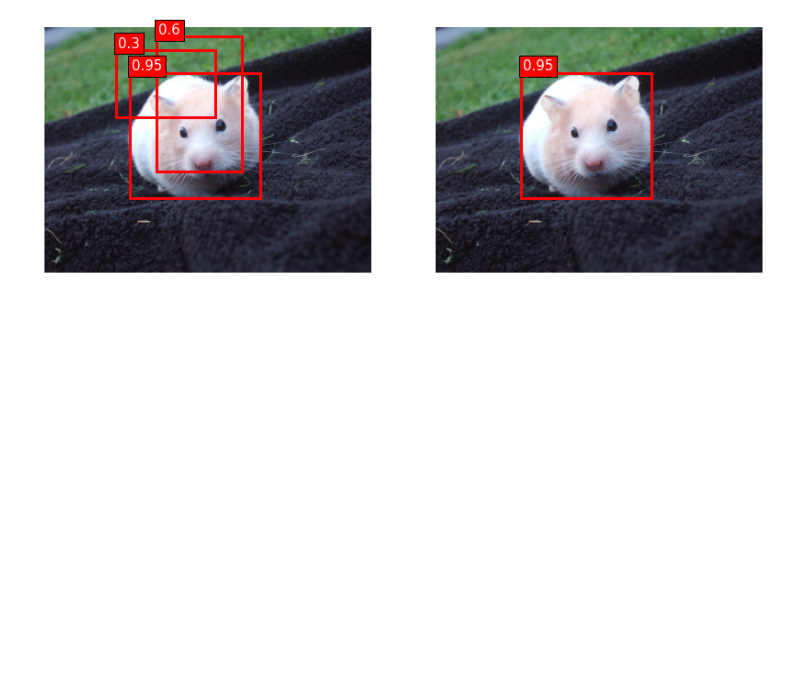
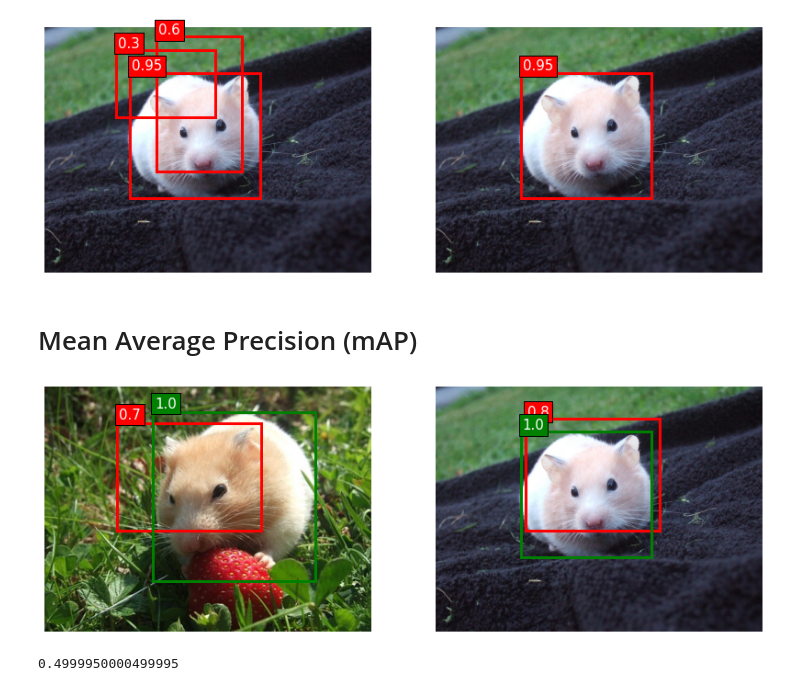
Before and after one commit to paulosantosneto/Machine-Learning-from-Scratch, a Jupyter notebook: computer_vision/Test.ipynb, the cells around one changed output. Saved outputs shown, nothing was run; the diff lists cells and outputs as text; code cells hidden in the pictures; blank space fills up the shorter version.

Commit message:
feat(computer vision): add mean average precision

```diff
--- a/computer_vision/Test.ipynb
+++ b/computer_vision/Test.ipynb
@@ -80,3 +82,5 @@ def plot_image(image, bboxes):
 plot_image(image_2, predicted_bboxes)
 # %% [output]
 [figure]
+# %% [markdown]
+# Mean Average Precision (mAP)
@@ -82,0 +93,49 @@ plot_image(image_2, predicted_bboxes)
+# %%
+file_path = './dataset/'
+image_1 = Image.open(file_path + 'image_1.jpg').convert('RGB')
+image_2 = Image.open(file_path + 'image_2.jpg').convert('RGB')
+images = [image_1, image_2]
+# %%
+predicted = [[1, 0, 0.7, 100, 50, 300, 200], [2, 0, 0.8, 200, 70, 500, 320]]
+labels = [[1, 0, 1.0, 150, 35, 375, 270], [2, 0, 1.0, 190, 100, 480, 380]]
+# %%
+def plot_bboxes(images, bboxes, labels):
+
+    f = plt.figure(figsize=(14,10))
+    f.add_subplot(1, 2, 1)
+    plt.imshow(images[0])
+    ax = plt.gca()
+    for predicted in bboxes:
+        if predicted[0] == 1:
+            ax.add_patch(plt.Rectangle(predicted[3:], predicted[5]-predicted[3],  predicted[6]-predicted[4], color='r', fill=False, linewidth=3))
+            ax.text(predicted[3]+3, predicted[4]-6, str(predicted[2]), fontsize=15, bbox=dict(facecolor='r'), color='white')
+    for label in labels:
+        if label[0] == 1:
+            ax.add_patch(plt.Rectangle(label[3:], label[5]-label[3],  label[6]-label[4], color='g', fill=False, linewidth=3))
+            ax.text(label[3]+3, label[4]-6, str(label[2]), fontsize=15, bbox=dict(facecolor='g'), color='white')
+
+    plt.axis('off')
+
+    f.add_subplot(1, 2, 2)
+    plt.imshow(images[1])
+    ax = plt.gca()
+    for predicted in bboxes:
+        if predicted[0] == 2:
+            ax.add_patch(plt.Rectangle(predicted[3:], predicted[5]-predicted[3],  predicted[6]-predicted[4], color='r', fill=False, linewidth=3))
+            ax.text(predicted[3]+3, predicted[4]-6, str(predicted[2]), fontsize=15, bbox=dict(facecolor='r'), color='white')
+    for label in labels:
+        if label[0] == 2:
+            ax.add_patch(plt.Rectangle(label[3:], label[5]-label[3],  label[6]-label[4], color='g', fill=False, linewidth=3))
+            ax.text(label[3]+3, label[4]-6, str(label[2]), fontsize=15, bbox=dict(facecolor='g'), color='white')
+
+    plt.axis('off')
+
+    plt.show()
+# %%
+plot_bboxes(images, predicted, labels)
+# %% [output]
+[figure, added]
+# %%
+mAP(predicted, labels)
+# %% [output]
+0.4999950000499995
```
Also changed, not shown: parts of 2 cells of this notebook, 1 other file.
